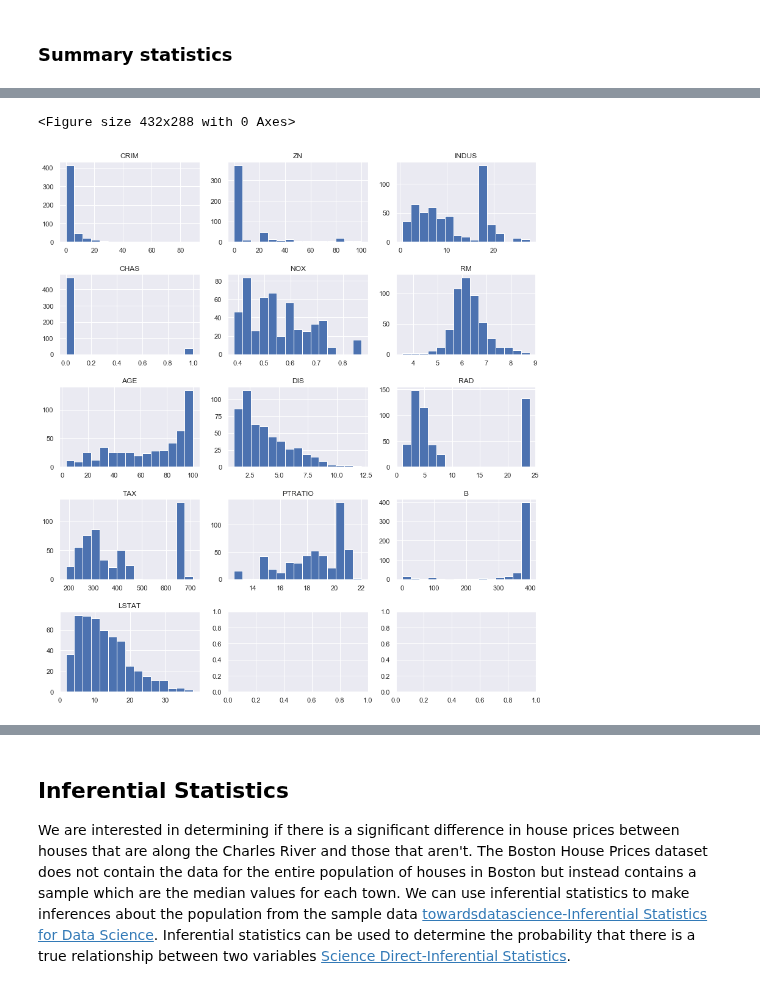
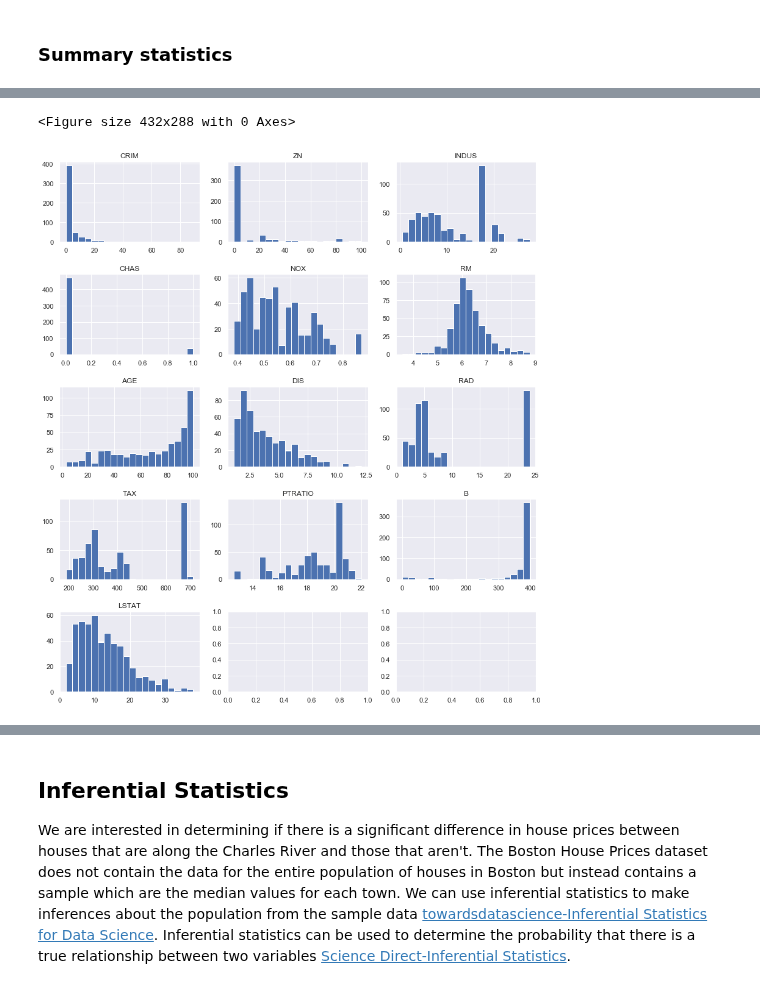
Before and after one commit to declanbarr/boston-house-prices, a Jupyter notebook: boston-house-prices-analysis.ipynb, the cells around one changed output, grey strips where cells are left out. Saved outputs shown, nothing was run; the diff lists cells and outputs as text; code cells hidden in the pictures.

```diff
--- a/boston-house-prices-analysis.ipynb
+++ b/boston-house-prices-analysis.ipynb
@@ -149,22 +149,22 @@ df.describe()
 # %%
 # Adapted from https://github.com/Tsmith5151/Boston-Housing-Prices/blob/master/boston_housing.ipynb
 %matplotlib inline
 import matplotlib.pyplot as plt
 
 plt.figure()
 fig,axes = plt.subplots(5, 3, figsize=(14, 16))
 fig.subplots_adjust(wspace=.2, hspace=.4)
 img_index = 0
 
 rows, cols = df.shape
 
 for i in range(cols - 1):
     row, col = i // 3, i % 3
-    axes[row][col].hist(df.iloc[:, i], bins=15)
+    axes[row][col].hist(df.iloc[:, i], bins=20)
     axes[row][col].set_title(df.columns[i])
     #axes[row][col].set_xlabel(df.columns[i])
     #axes[row][col].set_ylabel('')
 plt.show()
 # %% [output]
 <Figure size 432x288 with 0 Axes>
-[figure, old version]
+[figure, new version]
```
Also changed, not shown: parts of 11 cells of this notebook.
